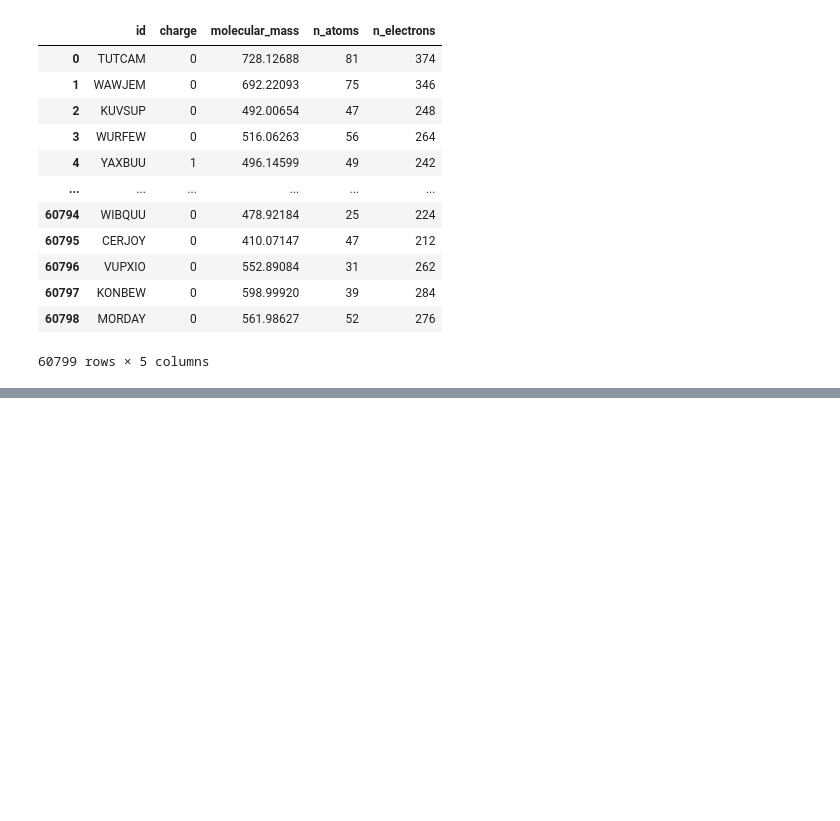
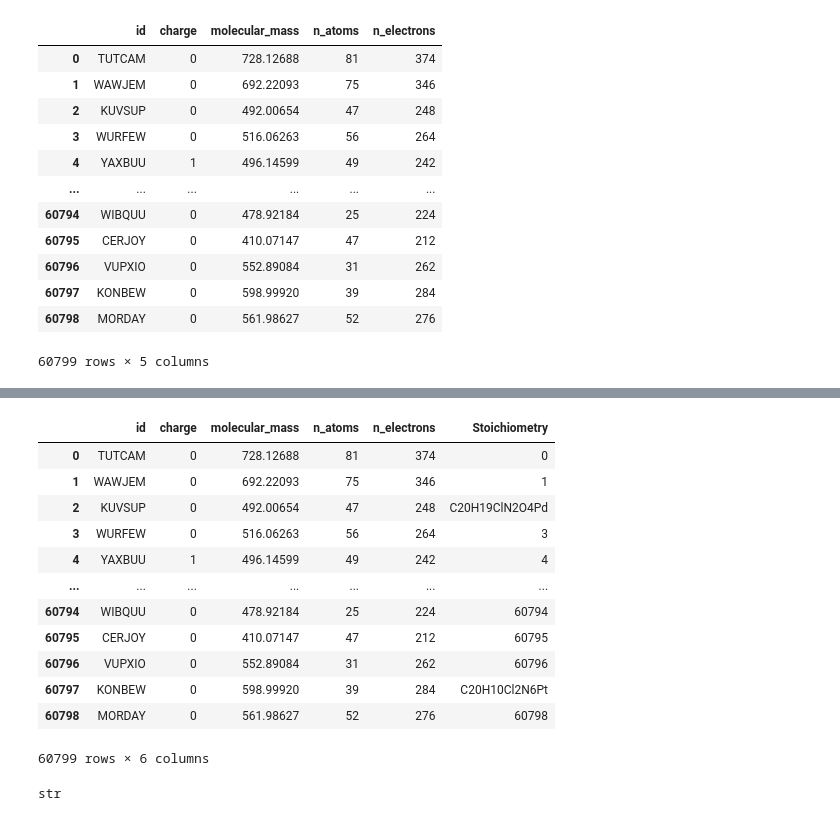
Before and after one commit to yerlikayaperi/Project-Complexify, a Jupyter notebook: data test.ipynb, the cells around one changed output, grey strips where cells are left out. Saved outputs shown, nothing was run; the diff lists cells and outputs as text; code cells hidden in the pictures; blank space fills up the shorter version.

```diff
--- a/data test.ipynb
+++ b/data test.ipynb
@@ -99,0 +237,3 @@ pd.DataFrame.to_csv(df_complex, 'Separate complex info.csv')
+# %%
+df_complexname1= pd.read_csv('tmQM_X2.csv', sep='|')
+df_complexname1
@@ -99,0 +254,5 @@ pd.DataFrame.to_csv(df_complex, 'Separate complex info.csv')
+# %%
+l_complexname3= []
+for i in range(0,len(df_complexname1)):
+    if 'CSD_code;=' in str(df_complexname1.iloc[i]):
+        l_complexname3.append(str(df_complexname1.iloc[i]))
@@ -99,0 +283,27 @@ pd.DataFrame.to_csv(df_complex, 'Separate complex info.csv')
+# %%
+def idtostoi2(list1):
+    '''
+    function that extracts the ID and corresponding stoichiometry of complex
+    input : list containing misc info of complex
+    output : dict with key = complex id and object = complex stoichiometry
+    (modified to fit new database)
+    '''
+    dict1 = {}
+    for i in range(0,len(list1)):
+        if str(list1[i])[36]==' ':
+            id = str(list1[i])[37:43]
+        else:
+            id = str(list1[i])[36:42]
+        k=81
+        while str(list1[i])[k] != 'C':
+            k+=1
+        j=k
+        b=str()
+        while str(list1[i])[j] !=' ':
+            b+= str(list1[i])[j]
+            j+=1
+        dict1[f'{id}']=b
+    return dict1
+# %%
+l_complexname4 = idtostoi2(l_complexname3)
+l_complexname4
@@ -99,0 +328,24 @@ pd.DataFrame.to_csv(df_complex, 'Separate complex info.csv')
+# %%
+for j in range(0, len(df_complex)):
+    id = str(df_complex.iloc[j, 0])
+    if id in l_complexname4.keys():
+        df_complex['Stoichiometry'][j]= l_complexname4[id]
+df_complex
+# %% [output]
+|  | id | charge | molecular_mass | n_atoms | n_electrons | Stoichiometry |
+| 0 | TUTCAM | 0 | 728.12688 | 81 | 374 | 0 |
+| 1 | WAWJEM | 0 | 692.22093 | 75 | 346 | 1 |
+| 2 | KUVSUP | 0 | 492.00654 | 47 | 248 | C20H19ClN2O4Pd |
+| 3 | WURFEW | 0 | 516.06263 | 56 | 264 | 3 |
+| 4 | YAXBUU | 1 | 496.14599 | 49 | 242 | 4 |
+| ... | ... | ... | ... | ... | ... | ... |
+| 60794 | WIBQUU | 0 | 478.92184 | 25 | 224 | 60794 |
+| 60795 | CERJOY | 0 | 410.07147 | 47 | 212 | 60795 |
+| 60796 | VUPXIO | 0 | 552.89084 | 31 | 262 | 60796 |
+| 60797 | KONBEW | 0 | 598.99920 | 39 | 284 | C20H10Cl2N6Pt |
+| 60798 | MORDAY | 0 | 561.98627 | 52 | 276 | 60798 |
+60799 rows × 6 columns
+# %%
+type(df_complex['Stoichiometry'][2])
+# %% [output]
+str
```
Also changed, not shown: parts of 17 cells of this notebook.
